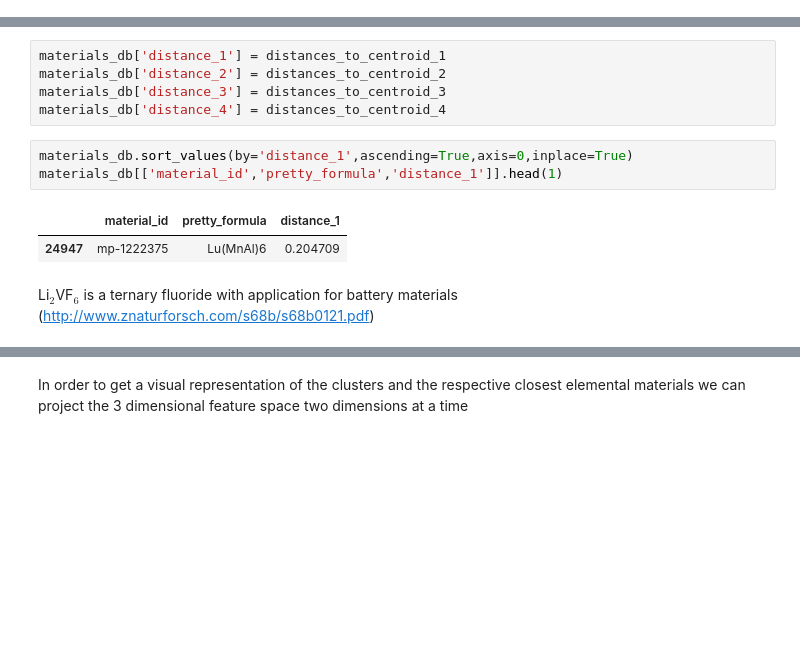
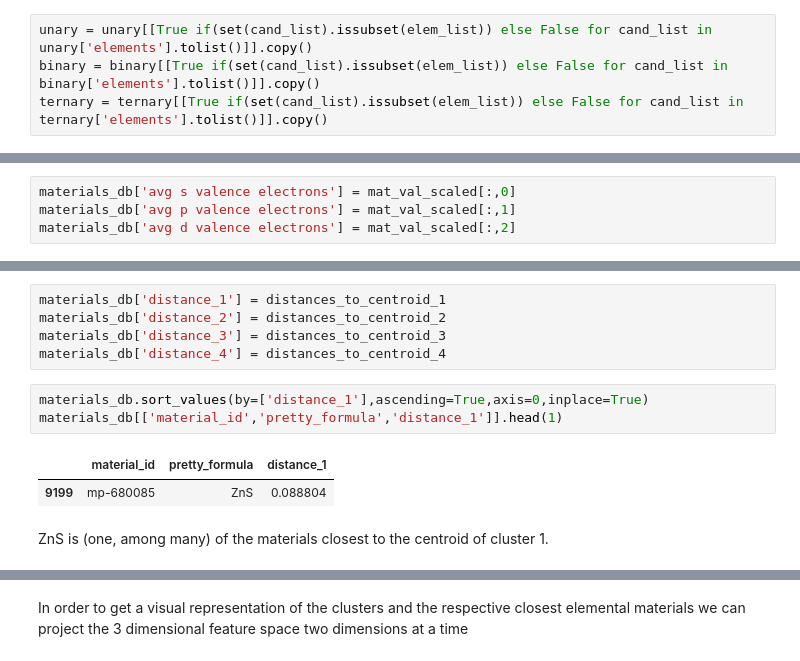
Before and after one commit to g-hegde/material-similarity, a Jupyter notebook: MaterialSimilarity.ipynb, the cells around one changed output, grey strips where cells are left out. Cells and saved outputs as stored; diff of their text form; blank space fills up the shorter version.

```diff
--- a/MaterialSimilarity.ipynb
+++ b/MaterialSimilarity.ipynb
@@ -92,3 +72,7 @@ a
+# %%
+unary = unary[[True if(set(cand_list).issubset(elem_list)) else False for cand_list in unary['elements'].tolist()]].copy()
+binary = binary[[True if(set(cand_list).issubset(elem_list)) else False for cand_list in binary['elements'].tolist()]].copy()
+ternary = ternary[[True if(set(cand_list).issubset(elem_list)) else False for cand_list in ternary['elements'].tolist()]].copy()
 # %% [markdown]
 Next, the unary, binary and ternary databases are combined into a single dataset. Duplicates are removed.
 # %%
@@ -148,6 +144,10 @@ Prior to clustering, it is useful to scale the datset to ensure that no feature
 # %%
 scaler = StandardScaler()
 mat_val_scaled = scaler.fit_transform(materials_valence)
+# %%
+materials_db['avg s valence electrons'] = mat_val_scaled[:,0]
+materials_db['avg p valence electrons'] = mat_val_scaled[:,1]
+materials_db['avg d valence electrons'] = mat_val_scaled[:,2]
 # %% [markdown]
 We are now in a position to perform clustering on the dataset. A simple KMeans clustering can be performed to begin with.
 To determine the optimum number of clusters, we can use the Elbow Technique (). In SciKit-Learn we can plot the inertia of the clustering operation (The sum of the squared distance of each point from the closest cluster) versus the number of clusters and see if an elbow exists. If it does, we can use the elbow point to determine the optimum number of clusters. If it doesn't we may need more anaysis.
@@ -208,10 +208,10 @@ materials_db['distance_2'] = distances_to_centroid_2
 materials_db['distance_3'] = distances_to_centroid_3
 materials_db['distance_4'] = distances_to_centroid_4
 # %%
-materials_db.sort_values(by='distance_1',ascending=True,axis=0,inplace=True)
+materials_db.sort_values(by=['distance_1'],ascending=True,axis=0,inplace=True)
 materials_db[['material_id','pretty_formula','distance_1']].head(1)
 # %% [output]
 |  | material_id | pretty_formula | distance_1 |
-| 24947 | mp-1222375 | Lu(MnAl)6 | 0.204709 |
+| 9199 | mp-680085 | ZnS | 0.088804 |
-# %% [markdown]
-Li$_2$VF$_6$ is a ternary fluoride with application for battery materials (http://www.znaturforsch.com/s68b/s68b0121.pdf)
+# %% [markdown]
+ZnS is (one, among many) of the materials closest to the centroid of cluster 1.
```
Also changed, not shown: parts of 61 cells of this notebook.
